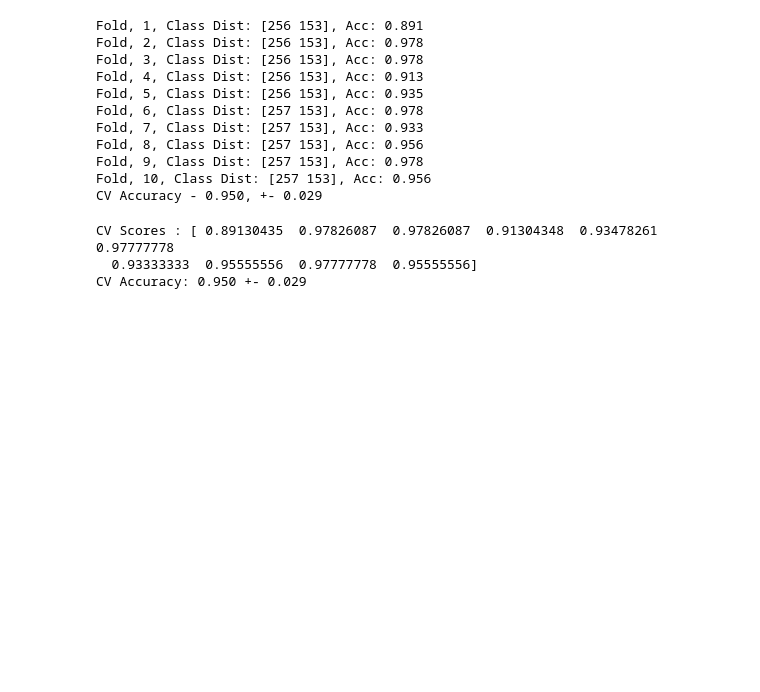
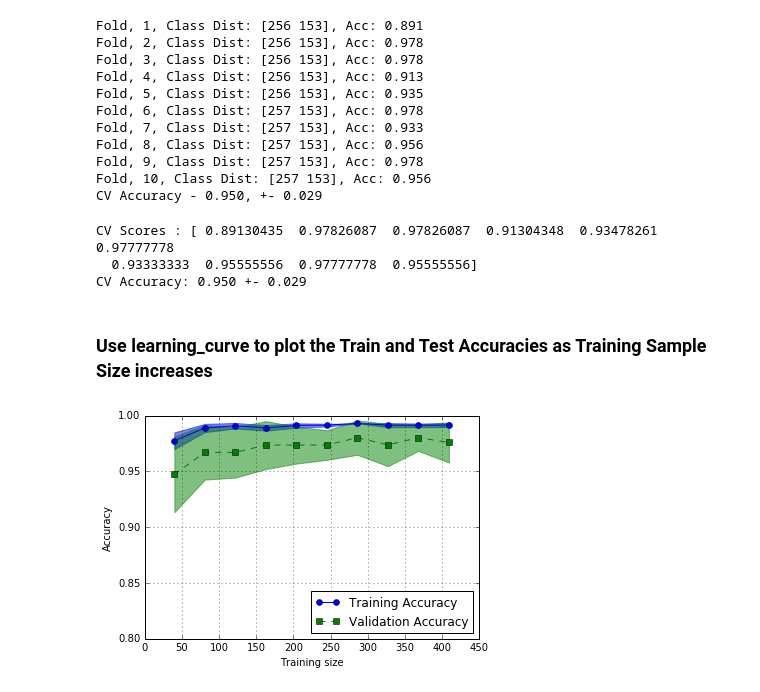
Before and after one commit to abhikbanerjee/MachineLearning, a Jupyter notebook: Python_Machine_Learning/src/06_Model_Evaluation_Hyperparameter_Tuning.ipynb, the cells around one changed output. Saved outputs shown, nothing was run; the diff lists cells and outputs as text; code cells hidden in the pictures; blank space fills up the shorter version.

Commit message:
learning_curve usage to plot the training and test accuracy with the various training sample sizes, plotting the values

```diff
--- a/Python_Machine_Learning/src/06_Model_Evaluation_Hyperparameter_Tuning.ipynb
+++ b/Python_Machine_Learning/src/06_Model_Evaluation_Hyperparameter_Tuning.ipynb
@@ -91,3 +91,31 @@ print ('CV Accuracy: %.3f +- %.3f' %(np.mean(scores), np.std(scores)))
 CV Scores : [ 0.89130435  0.97826087  0.97826087  0.91304348  0.93478261  0.97777778
   0.93333333  0.95555556  0.97777778  0.95555556]
 CV Accuracy: 0.950 +- 0.029
+# %% [markdown]
+### Use learning_curve to plot the Train and Test Accuracies as Training Sample Size increases
+# %%
+from sklearn.learning_curve import learning_curve
+import matplotlib.pyplot as plt
+%matplotlib inline
+pline = Pipeline([('sl', StandardScaler()), ('lr', LogisticRegression(penalty='l2', n_jobs=1, random_state=0))])
+X_train_size, train_scores, test_scores = learning_curve(estimator=pline, X=X_train, y=y_train,
+                                                         train_sizes=np.linspace(0.1, 1.0,10), cv=10,n_jobs=1)
+train_scores_mean = np.mean(train_scores, axis=1)
+train_scores_std = np.std(train_scores, axis=1)
+test_scores_mean = np.mean(test_scores, axis=1)
+test_scores_std = np.std(test_scores, axis=1)
+
+plt.plot(X_train_size, train_scores_mean, color='blue', label='Training Accuracy', marker='o')
+plt.fill_between(X_train_size, train_scores_mean+train_scores_std, train_scores_mean-train_scores_std,
+                 color='blue', alpha=0.5)
+plt.plot(X_train_size, test_scores_mean, color='green', label='Validation Accuracy', marker='s', linestyle='dashed')
+plt.fill_between(X_train_size, test_scores_mean+test_scores_std, test_scores_mean-test_scores_std,
+                 color='green', alpha=0.5)
+plt.xlabel('Training size')
+plt.ylabel('Accuracy')
+plt.legend(loc='lower right')
+plt.ylim([0.8,1.0])
+plt.grid()
+plt.show()
+# %% [output]
+[figure, added]
```
